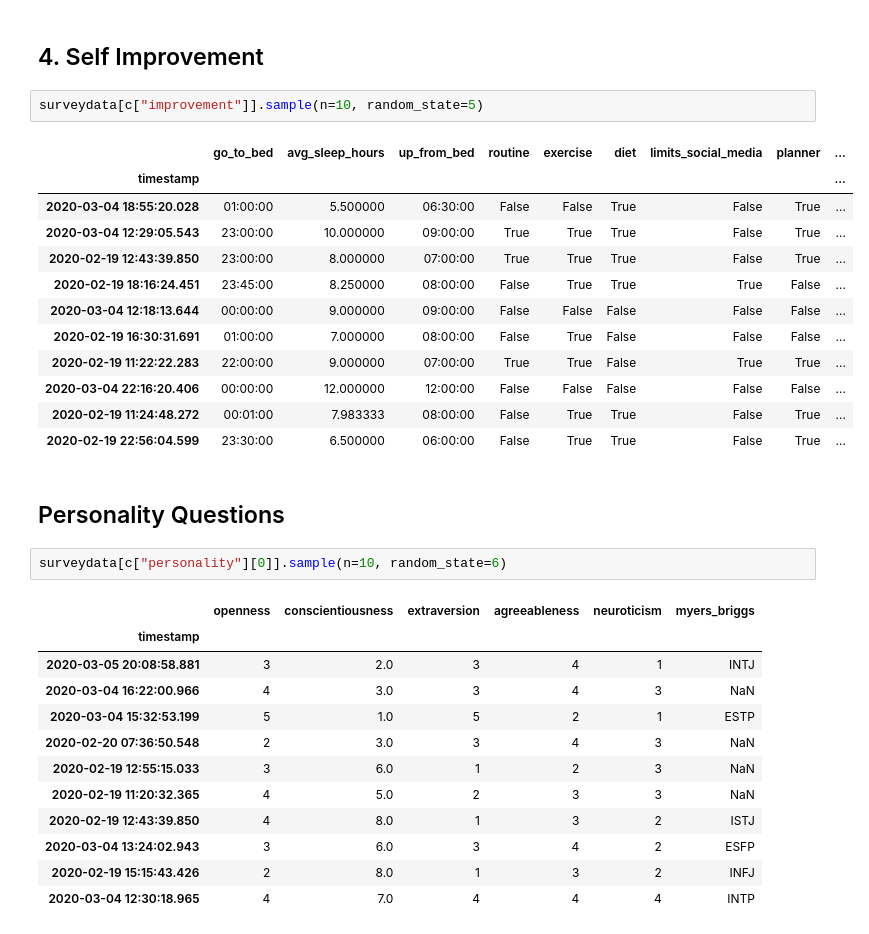
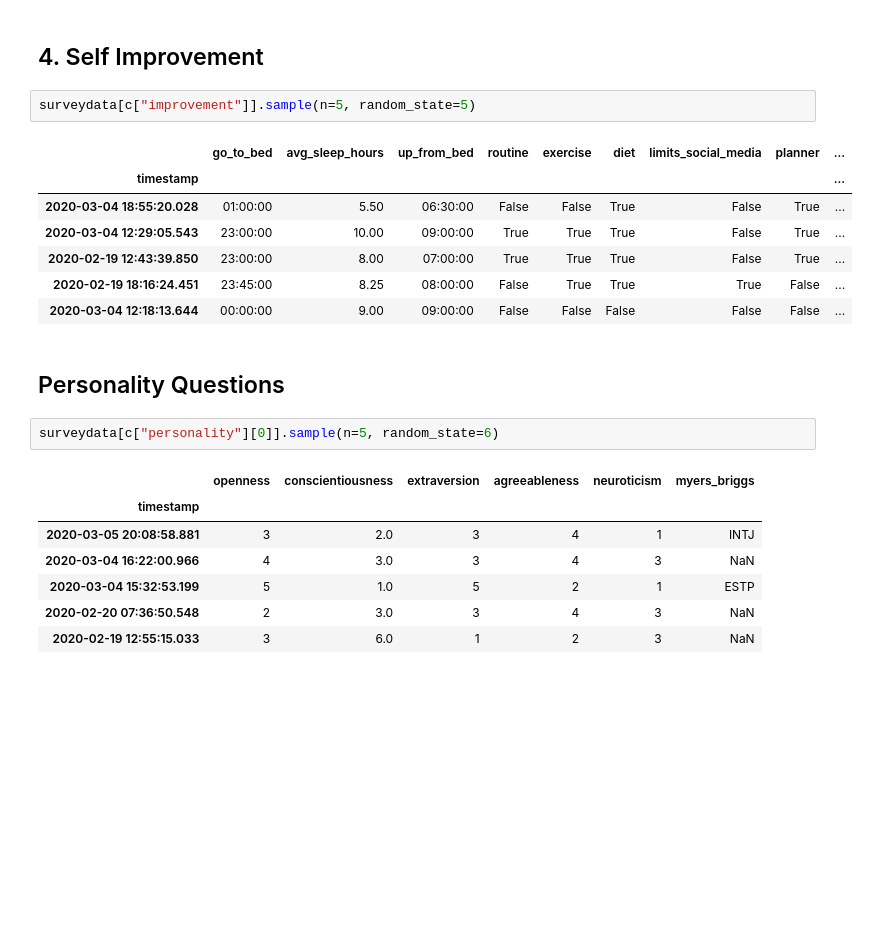
Before and after one commit to dennisfarmer/Factors-of-Academic-Success, a Jupyter notebook: eda.ipynb, the cells around one changed output. Cells and saved outputs as stored; diff of their text form; blank space fills up the shorter version.

```diff
--- a/eda.ipynb
+++ b/eda.ipynb
@@ -285,24 +394,19 @@ surveydata[c["interests"][1]].sample(n=10, random_state=4)
 # %% [markdown]
 ## 4. Self Improvement
 # %%
-surveydata[c["improvement"]].sample(n=10, random_state=5)
+surveydata[c["improvement"]].sample(n=5, random_state=5)
 # %% [output]
 |  | go_to_bed | avg_sleep_hours | up_from_bed | routine | exercise | diet | limits_social_media | planner | ... |
 | timestamp |  |  |  |  |  |  |  |  | ... |
-| 2020-03-04 18:55:20.028 | 01:00:00 | 5.500000 | 06:30:00 | False | False | True | False | True | ... |
-| 2020-03-04 12:29:05.543 | 23:00:00 | 10.000000 | 09:00:00 | True | True | True | False | True | ... |
-| 2020-02-19 12:43:39.850 | 23:00:00 | 8.000000 | 07:00:00 | True | True | True | False | True | ... |
-| 2020-02-19 18:16:24.451 | 23:45:00 | 8.250000 | 08:00:00 | False | True | True | True | False | ... |
-| 2020-03-04 12:18:13.644 | 00:00:00 | 9.000000 | 09:00:00 | False | False | False | False | False | ... |
-| 2020-02-19 16:30:31.691 | 01:00:00 | 7.000000 | 08:00:00 | False | True | False | False | False | ... |
-| 2020-02-19 11:22:22.283 | 22:00:00 | 9.000000 | 07:00:00 | True | True | False | True | True | ... |
-| 2020-03-04 22:16:20.406 | 00:00:00 | 12.000000 | 12:00:00 | False | False | False | False | False | ... |
-| 2020-02-19 11:24:48.272 | 00:01:00 | 7.983333 | 08:00:00 | False | True | True | False | True | ... |
-| 2020-02-19 22:56:04.599 | 23:30:00 | 6.500000 | 06:00:00 | False | True | True | False | True | ... |
+| 2020-03-04 18:55:20.028 | 01:00:00 | 5.50 | 06:30:00 | False | False | True | False | True | ... |
+| 2020-03-04 12:29:05.543 | 23:00:00 | 10.00 | 09:00:00 | True | True | True | False | True | ... |
+| 2020-02-19 12:43:39.850 | 23:00:00 | 8.00 | 07:00:00 | True | True | True | False | True | ... |
+| 2020-02-19 18:16:24.451 | 23:45:00 | 8.25 | 08:00:00 | False | True | True | True | False | ... |
+| 2020-03-04 12:18:13.644 | 00:00:00 | 9.00 | 09:00:00 | False | False | False | False | False | ... |
 # %% [markdown]
 ## Personality Questions
 # %%
-surveydata[c["personality"][0]].sample(n=10, random_state=6)
+surveydata[c["personality"][0]].sample(n=5, random_state=6)
 # %% [output]
 |  | openness | conscientiousness | extraversion | agreeableness | neuroticism | myers_briggs |
 | timestamp |  |  |  |  |  |  |
@@ -311,9 +415,4 @@ surveydata[c["personality"][0]].sample(n=10, random_state=6)
 | 2020-03-04 15:32:53.199 | 5 | 1.0 | 5 | 2 | 1 | ESTP |
 | 2020-02-20 07:36:50.548 | 2 | 3.0 | 3 | 4 | 3 | NaN |
 | 2020-02-19 12:55:15.033 | 3 | 6.0 | 1 | 2 | 3 | NaN |
-| 2020-02-19 11:20:32.365 | 4 | 5.0 | 2 | 3 | 3 | NaN |
-| 2020-02-19 12:43:39.850 | 4 | 8.0 | 1 | 3 | 2 | ISTJ |
-| 2020-03-04 13:24:02.943 | 3 | 6.0 | 3 | 4 | 2 | ESFP |
-| 2020-02-19 15:15:43.426 | 2 | 8.0 | 1 | 3 | 2 | INFJ |
-| 2020-03-04 12:30:18.965 | 4 | 7.0 | 4 | 4 | 4 | INTP |
 # %%
```
Also changed, not shown: parts of 11 cells of this notebook, 2 other files.
